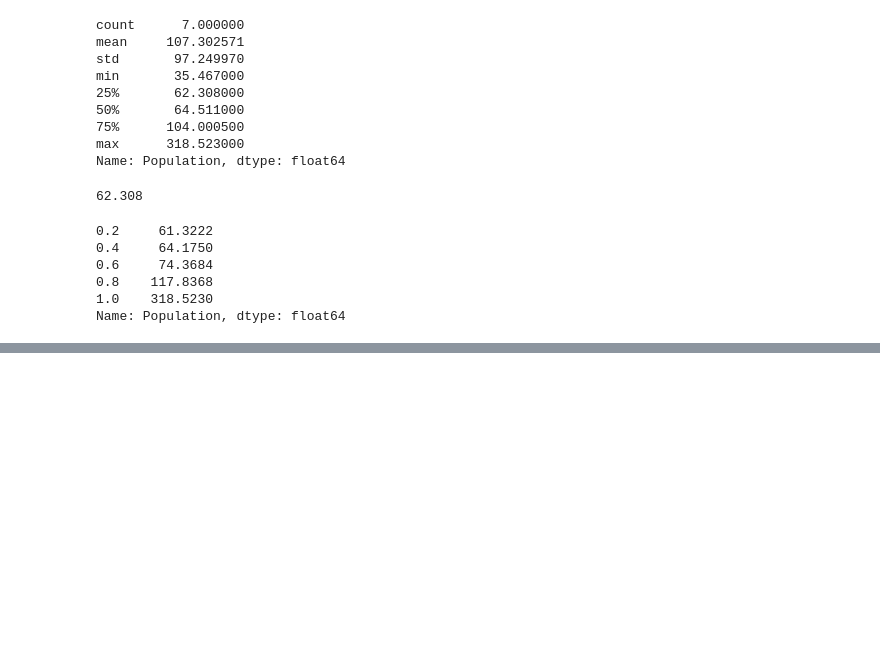
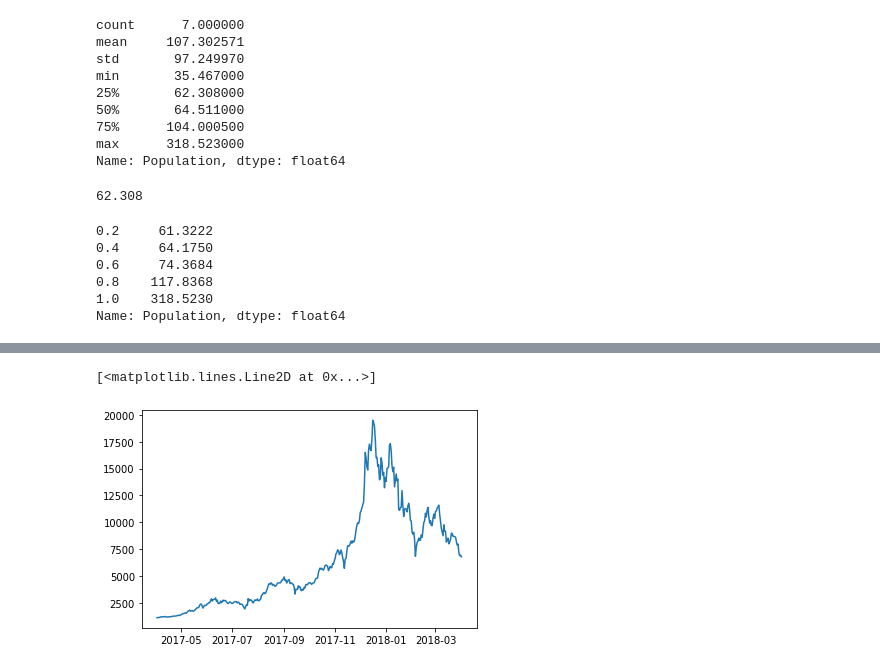
Before and after one commit to aperfilyeva/anna_data690, a Jupyter notebook: assignment_05/Assignment_5_Part_5_Pandas.ipynb, the cells around one changed output, grey strips where cells are left out. Drawn from its saved outputs; the diff is of its cells as text; code cells hidden in the pictures; blank space fills up the shorter version.

```diff
--- a/assignment_05/Assignment_5_Part_5_Pandas.ipynb
+++ b/assignment_05/Assignment_5_Part_5_Pandas.ipynb
@@ -1162,0 +1309,5 @@ Name: Population, dtype: float64
+# %%
+plt.plot(df.index, df['Price'])
+# %% [output]
+[<matplotlib.lines.Line2D at 0x...>]
+[figure, added]
```
Also changed, not shown: parts of 51 cells of this notebook.
